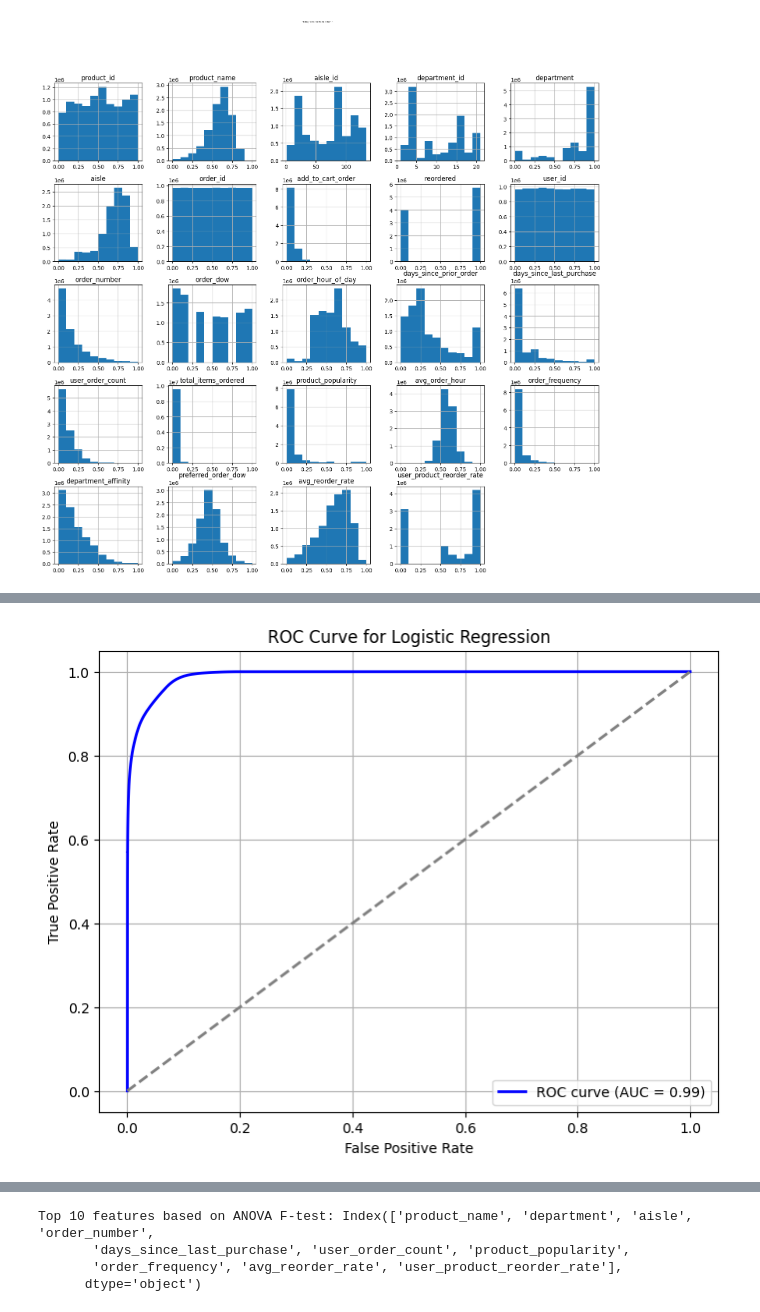
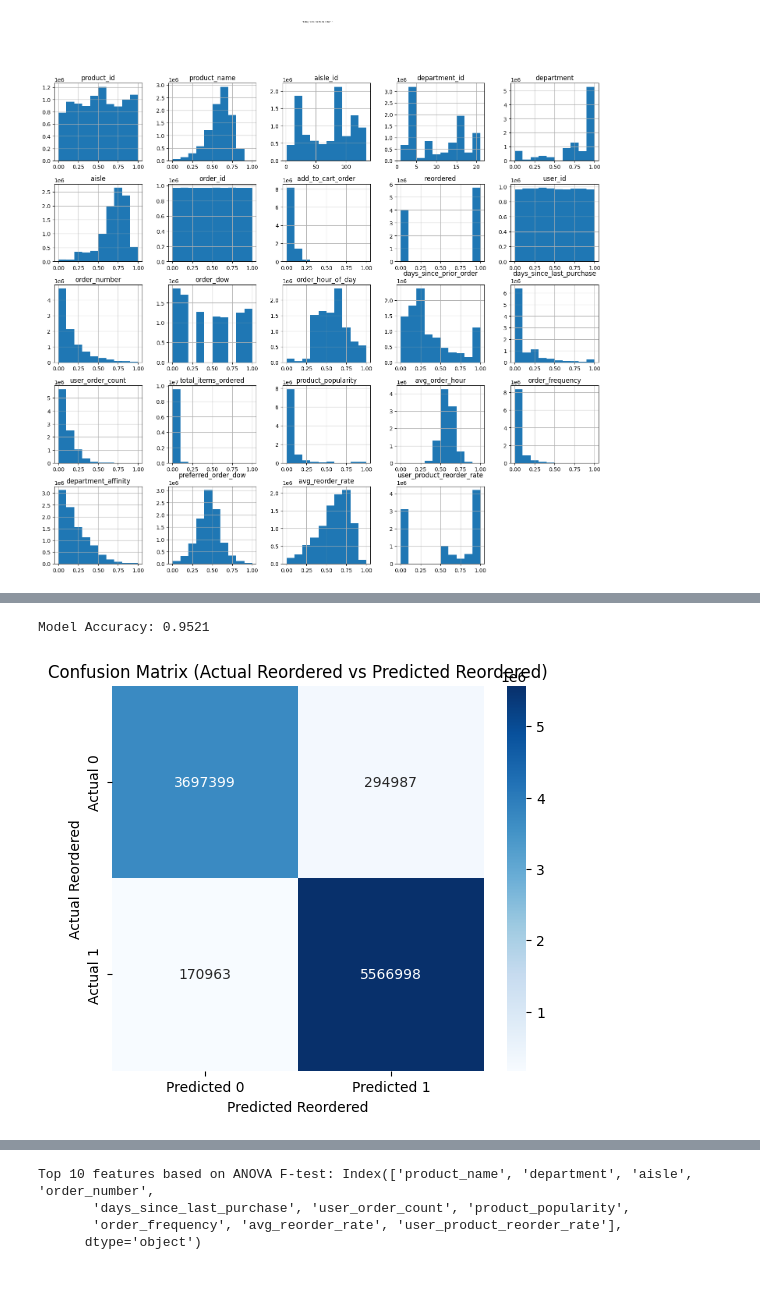
Before and after one commit to satyaki-itobuz/DS_Internship_Tasks, a Jupyter notebook: product_recommendation_system/notebooks/Feature_Engineering.ipynb, the cells around one changed output, grey strips where cells are left out. Cells and saved outputs as stored; diff of their text form; code cells hidden in the pictures; blank space fills up the shorter version.

```diff
--- a/product_recommendation_system/notebooks/Feature_Engineering.ipynb
+++ b/product_recommendation_system/notebooks/Feature_Engineering.ipynb
@@ -348,23 +217,5 @@ Model Accuracy (using f1-score method): 0.9515
 # %%
-# Step 1: Train Logistic Regression with 'liblinear' solver
+# Train Logistic Regression with 'liblinear' solver
 log_reg = LogisticRegression(solver='liblinear')
-log_reg.fit(X_train, y_train)
-
-# Step 2: Get the absolute value of coefficients (feature importance)
-importance = np.abs(log_reg.coef_[0])
-
-# Step 3: Create a DataFrame to store feature names and their corresponding importance
-importance_df = pd.DataFrame({'Feature': X.columns, 'Importance': importance})
-
-# Step 4: Sort the DataFrame by importance in descending order
-importance_df = importance_df.sort_values(by='Importance', ascending=False)
-
-# Step 5: Plot the feature importances
-plt.figure(figsize=(10, 6))
-plt.barh(importance_df['Feature'], importance_df['Importance'], color='skyblue')
-plt.xlabel('Absolute Coefficient Value')
-plt.ylabel('Features')
-plt.title('Feature Importance Based on Absolute Coefficients (Logistic Regression with liblinear solver)')
-plt.gca().invert_yaxis()  # To have the most important feature on top
-plt.show()
+log_reg.fit(X, y)
 # %% [output]
@@ -419,21 +261,18 @@ plt.show()
-# %%
-# Predict probabilities for the positive class (class 1)
-y_probs = log_reg.predict_proba(X_test)[:, 1]  # Get probabilities for the positive class
-
-# Compute ROC curve and AUC score
-fpr, tpr, thresholds = roc_curve(y_test, y_probs)
-roc_auc = auc(fpr, tpr)
-
-# Plot ROC curve
-plt.figure(figsize=(8, 6))
-plt.plot(fpr, tpr, color='blue', lw=2, label=f'ROC curve (AUC = {roc_auc:.2f})')
-plt.plot([0, 1], [0, 1], color='gray', lw=2, linestyle='--')  # Diagonal line
-plt.xlabel('False Positive Rate')
-plt.ylabel('True Positive Rate')
-plt.title('ROC Curve for Logistic Regression')
-plt.legend(loc='lower right')
-plt.grid(True)
-plt.show()
-# %% [output]
-[figure, removed]
+# %%
+
+y_pred = log_reg.predict(X)
+accuracy = accuracy_score(y, y_pred)
+print(f"Model Accuracy: {accuracy:.4f}")
+# %% [output]
+Model Accuracy: 0.9521
+# %%
+cm = confusion_matrix(y, y_pred)
+plt.figure(figsize=(6, 5))
+sns.heatmap(cm, annot=True, fmt='d', cmap='Blues', xticklabels=['Predicted 0', 'Predicted 1'], yticklabels=['Actual 0', 'Actual 1'])
+plt.title('Confusion Matrix (Actual Reordered vs Predicted Reordered)')
+plt.xlabel('Predicted Reordered')
+plt.ylabel('Actual Reordered')
+plt.show()
+# %% [output]
+[figure, added]
 # %%
```
Also changed, not shown: parts of 25 cells of this notebook.
